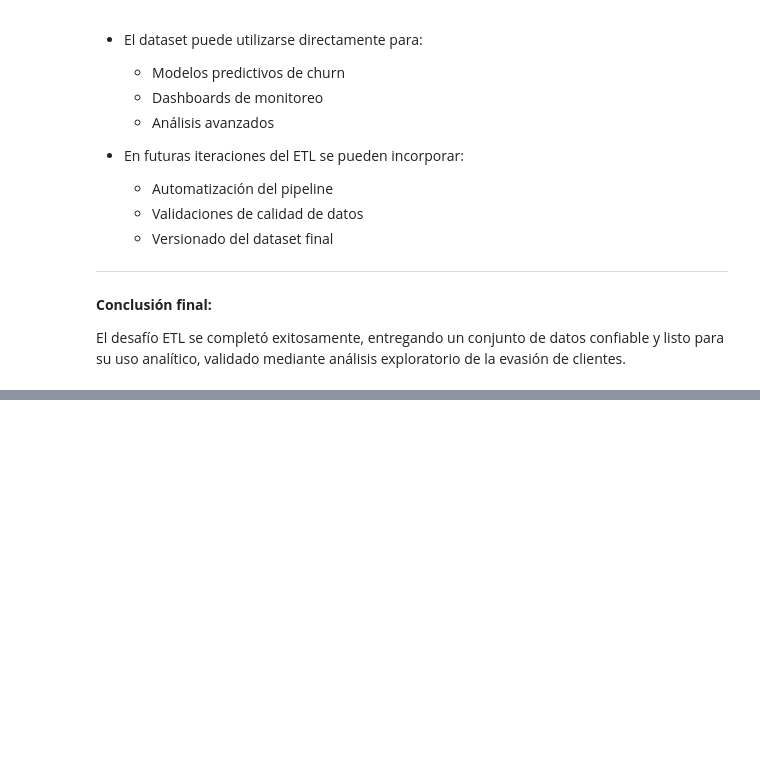
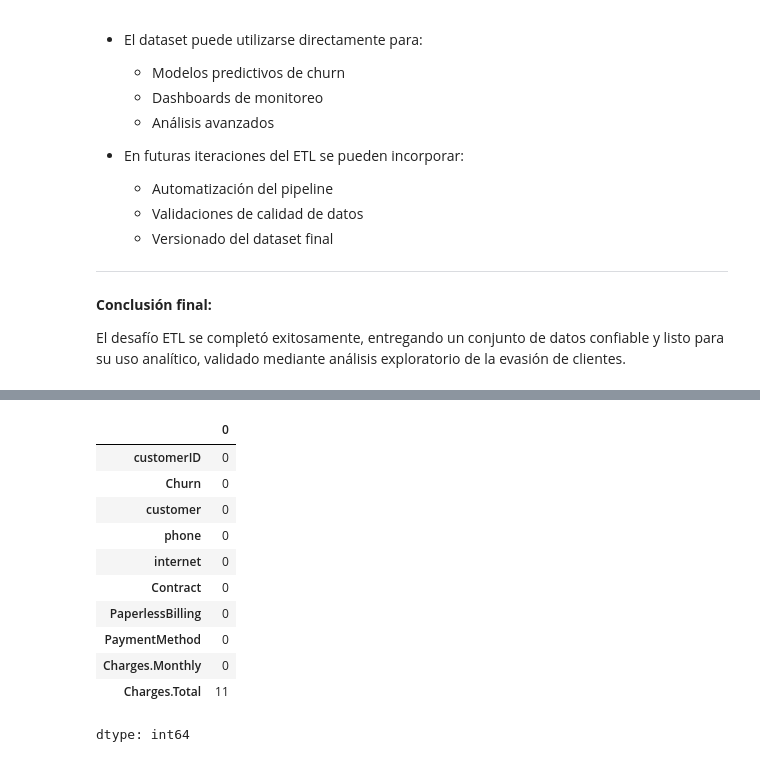
Before and after one commit to valeriavasquezv/valeriavasquez-portfolio, a Jupyter notebook: Proyecto_TelecomX/TelecomX.ipynb, the cells around one changed output, grey strips where cells are left out. Drawn from its saved outputs; the diff is of its cells as text; code cells hidden in the pictures; blank space fills up the shorter version.

```diff
--- a/Proyecto_TelecomX/TelecomX.ipynb
+++ b/Proyecto_TelecomX/TelecomX.ipynb
@@ -372,0 +416,18 @@ El desafío ETL se completó exitosamente, entregando un conjunto de datos confi
+# %%
+df_final = df_final.dropna(subset=["customerID"])
+# %%
+df_final.shape
+df_final.isnull().sum()
+# %% [output]
+|  | 0 |
+| customerID | 0 |
+| Churn | 0 |
+| customer | 0 |
+| phone | 0 |
+| internet | 0 |
+| Contract | 0 |
+| PaperlessBilling | 0 |
+| PaymentMethod | 0 |
+| Charges.Monthly | 0 |
+| Charges.Total | 11 |
+dtype: int64
```
Also changed, not shown: parts of 7 cells of this notebook.
